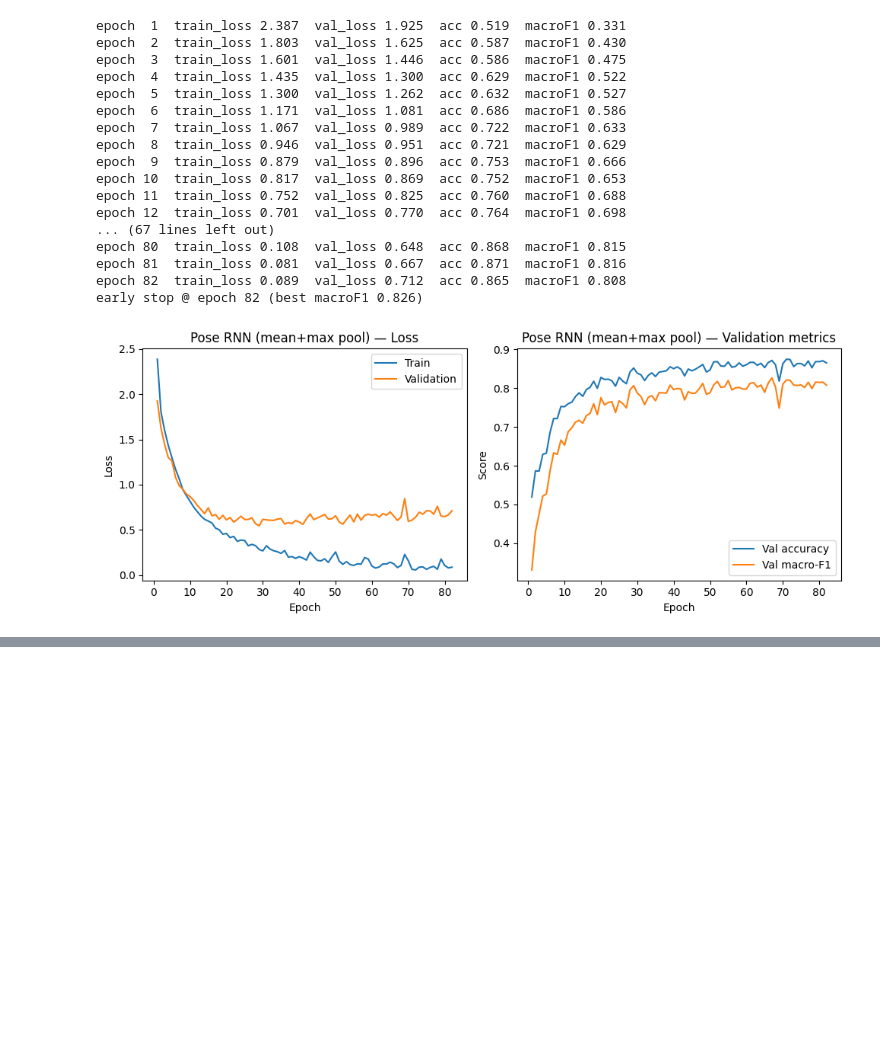
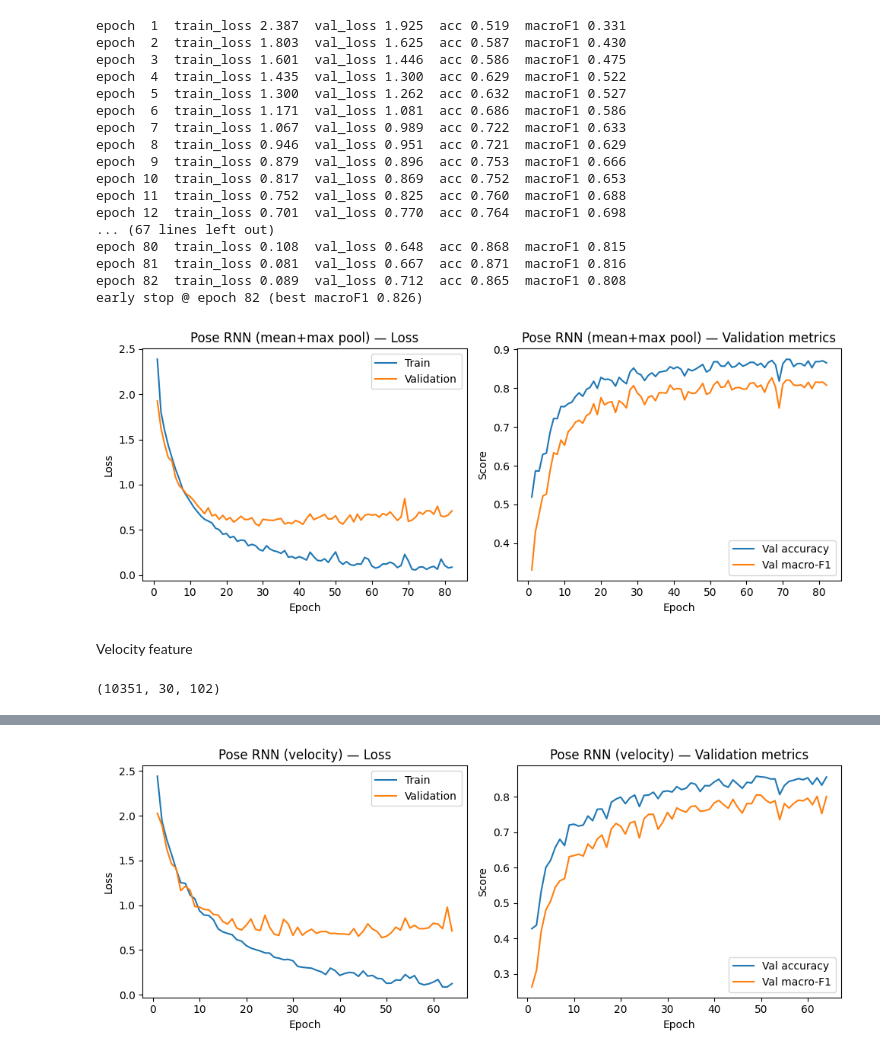
Before and after one commit to po8onthetrack/Deep-Learning-Project, a Jupyter notebook: project.ipynb, the cells around one changed output, grey strips where cells are left out. Drawn from its saved outputs; the diff is of its cells as text; code cells hidden in the pictures; blank space fills up the shorter version.

Commit message:
tune with input velocity

```diff
--- a/project.ipynb
+++ b/project.ipynb
@@ -289,6 +289,12 @@ def get_predictions(model, loader, device = ('cuda' if torch.cuda.is_available()
           y_true.append(y)
     model.train()
     return torch.cat(y_true).numpy(), torch.cat(y_pred).numpy()
+
+# add velocity feature
+def add_velocity(X):                       # X: (N,30,51) -> (N,30,102)
+    vel = np.zeros_like(X)
+    vel[:, 1:] = X[:, 1:] - X[:, :-1]
+    return np.concatenate([X, vel], axis=-1)
 # %% [markdown]
 2 MLP baseline bodel (average pose recognition)
 
@@ -410,9 +416,9 @@ class PoseRNN(nn.Module):
         if self.readout == 'meanmax':
           feat = torch.cat([out.mean(dim=1), out.max(dim=1).values], dim=1)  # (batch, 2H)
         elif self.bidirectional:
-            last = torch.cat((h_n[-2], h_n[-1]), dim=1)  # top layer forward + backward states
+            feat = torch.cat((h_n[-2], h_n[-1]), dim=1)  # top layer forward + backward states
         else:
-            last = h_n[-1]                         # top layer final hidden state
+            feat = h_n[-1]                         # top layer final hidden state
         return self.fc(self.dropout(feat))         # logits (batch, 20)
 # %% [markdown]
 
@@ -637,3 +644,26 @@ epoch 81  train_loss 0.081  val_loss 0.667  acc 0.871  macroF1 0.816
 epoch 82  train_loss 0.089  val_loss 0.712  acc 0.865  macroF1 0.808
 early stop @ epoch 82 (best macroF1 0.826)
 [figure]
+# %% [markdown]
+Velocity feature
+# %%
+# velocity-augmented features: (N,30,51) -> (N,30,102)
+X_tr_v  = add_velocity(X_tr)
+X_val_v = add_velocity(X_val)
+X_te_v  = add_velocity(X_test_p)
+print(X_tr_v.shape)   # expect (10351, 30, 102)
+
+# new loaders — reuse get_data_loader, keep separate from the 51-dim originals
+train_loader_v = get_data_loader(X_tr_v,  y_tr,   batch_size=64,  shuffle=True)
+val_loader_v   = get_data_loader(X_val_v, y_val,  batch_size=256, shuffle=False)
+test_loader_v  = get_data_loader(X_te_v,  y_test, batch_size=256, shuffle=False)
+# %% [output]
+(10351, 30, 102)
+# %%
+torch.manual_seed(66)
+rnn_vel = PoseRNN(in_dim=102, num_layers=2)      # only model change: in_dim 51 -> 102
+history_vel = train(rnn_vel, train_loader_v, val_loader_v, class_weights,
+                    epochs=100, tolerance=15)
+plot_training_curve(history_vel, title="Pose RNN (velocity)")
+torch.save(rnn_vel.state_dict(), f"{checkpoint_dir}/rnn_velocity.pt")
+# %% [output]
@@ -639,0 +687 @@ early stop @ epoch 82 (best macroF1 0.826)
+[figure, added]
```
Also changed, not shown: parts of 2 cells of this notebook.
